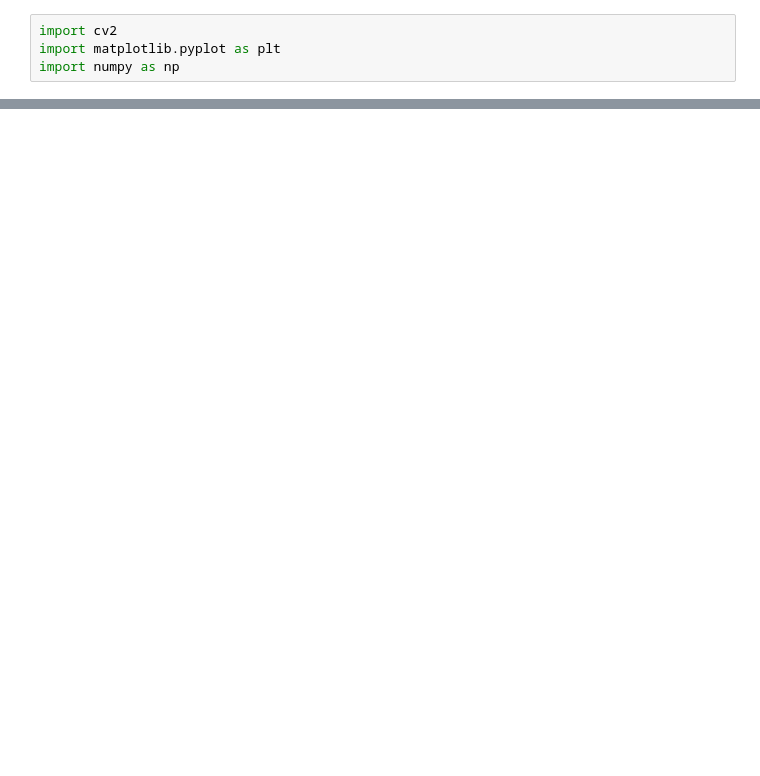
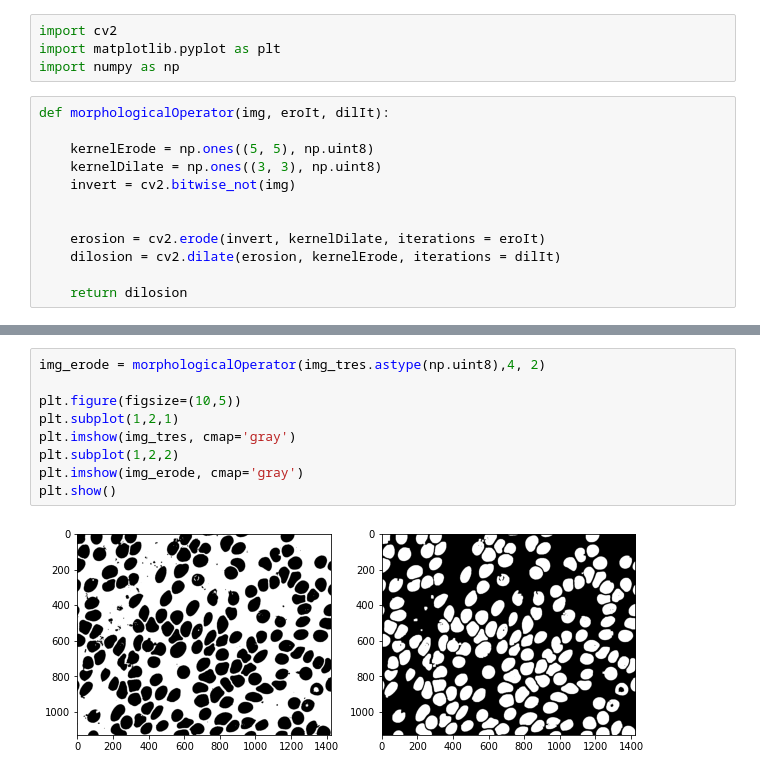
Before and after one commit to JHludwolf/AgentesInteligentes, a Jupyter notebook: Segundo Parcial/Tarea/TareaCelulas/CellCount.ipynb, the cells around one changed output, grey strips where cells are left out. Cells and saved outputs as stored; diff of their text form; blank space fills up the shorter version.

```diff
--- a/Segundo Parcial/Tarea/TareaCelulas/CellCount.ipynb
+++ b/Segundo Parcial/Tarea/TareaCelulas/CellCount.ipynb
@@ -2,6 +2,18 @@
 import cv2
 import matplotlib.pyplot as plt
 import numpy as np
+# %%
+def morphologicalOperator(img, eroIt, dilIt):
+
+    kernelErode = np.ones((5, 5), np.uint8)
+    kernelDilate = np.ones((3, 3), np.uint8)
+    invert = cv2.bitwise_not(img)
+
+
+    erosion = cv2.erode(invert, kernelDilate, iterations = eroIt)
+    dilosion = cv2.dilate(erosion, kernelErode, iterations = dilIt)
+
+    return dilosion
 # %%
 img = cv2.imread("bloodcells.jpg", 0)
 plt.figure()
@@ -12,0 +36,11 @@ plt.show()
+# %%
+img_erode = morphologicalOperator(img_tres.astype(np.uint8),4, 2)
+
+plt.figure(figsize=(10,5))
+plt.subplot(1,2,1)
+plt.imshow(img_tres, cmap='gray')
+plt.subplot(1,2,2)
+plt.imshow(img_erode, cmap='gray')
+plt.show()
+# %% [output]
+[figure, added]
```
Also changed, not shown: parts of 3 cells of this notebook, 2 other files.
